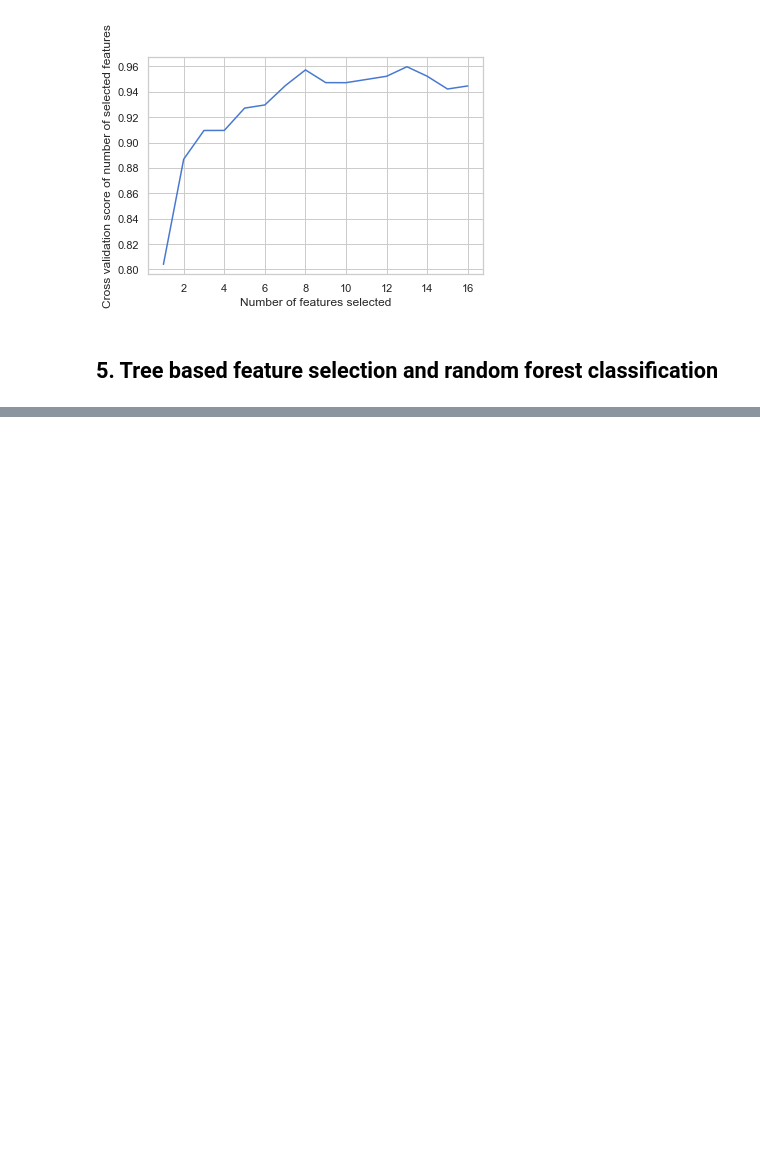
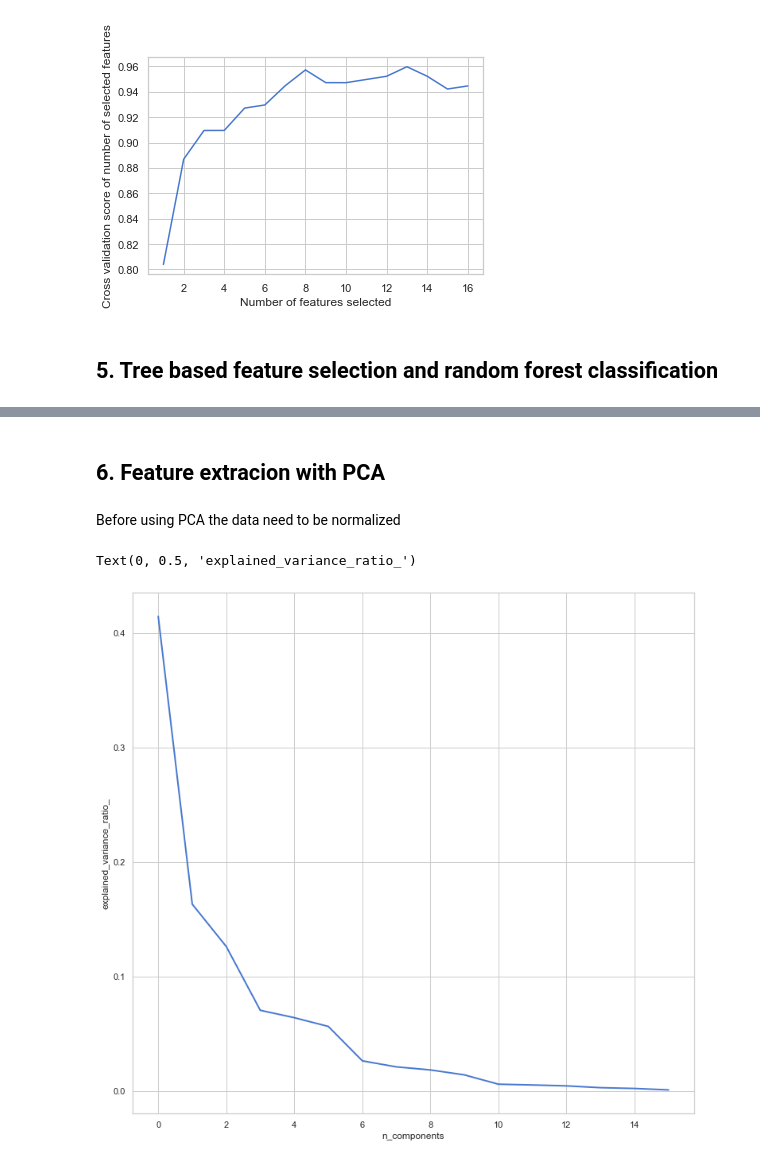
Before and after one commit to estefania-tealdo/breast-cancer-prediction, a Jupyter notebook: breast-cancer-feature-selection.ipynb, the cells around one changed output, grey strips where cells are left out. Cells and saved outputs as stored; diff of their text form; code cells hidden in the pictures; blank space fills up the shorter version.

```diff
--- a/breast-cancer-feature-selection.ipynb
+++ b/breast-cancer-feature-selection.ipynb
@@ -397,0 +445,28 @@ plt.show()
+# %% [markdown]
+## 6. Feature extracion with PCA
+# %% [markdown]
+Before using PCA the data need to be normalized
+# %%
+from sklearn.preprocessing import normalize
+from sklearn.decomposition import PCA
+'''
+x_train_N = normalize(x_train,axis=1)
+x_test_N = normalize(x_test,axis=1)
+'''
+x_train_N = (x_train-x_train.mean())/(x_train.max()-x_train.min())
+x_test_N = (x_test-x_test.mean())/(x_test.max()-x_test.min())
+
+
+pca_model = PCA()
+pca_model.fit(x_train_N)
+
+plt.figure(1, figsize=(14, 13))
+plt.clf()
+plt.axes([.2, .2, .7, .7])
+plt.plot(pca_model.explained_variance_ratio_, linewidth=2)
+plt.axis('tight')
+plt.xlabel('n_components')
+plt.ylabel('explained_variance_ratio_')
+# %% [output]
+Text(0, 0.5, 'explained_variance_ratio_')
+[figure, added]
```
Also changed, not shown: parts of 2 cells of this notebook.
